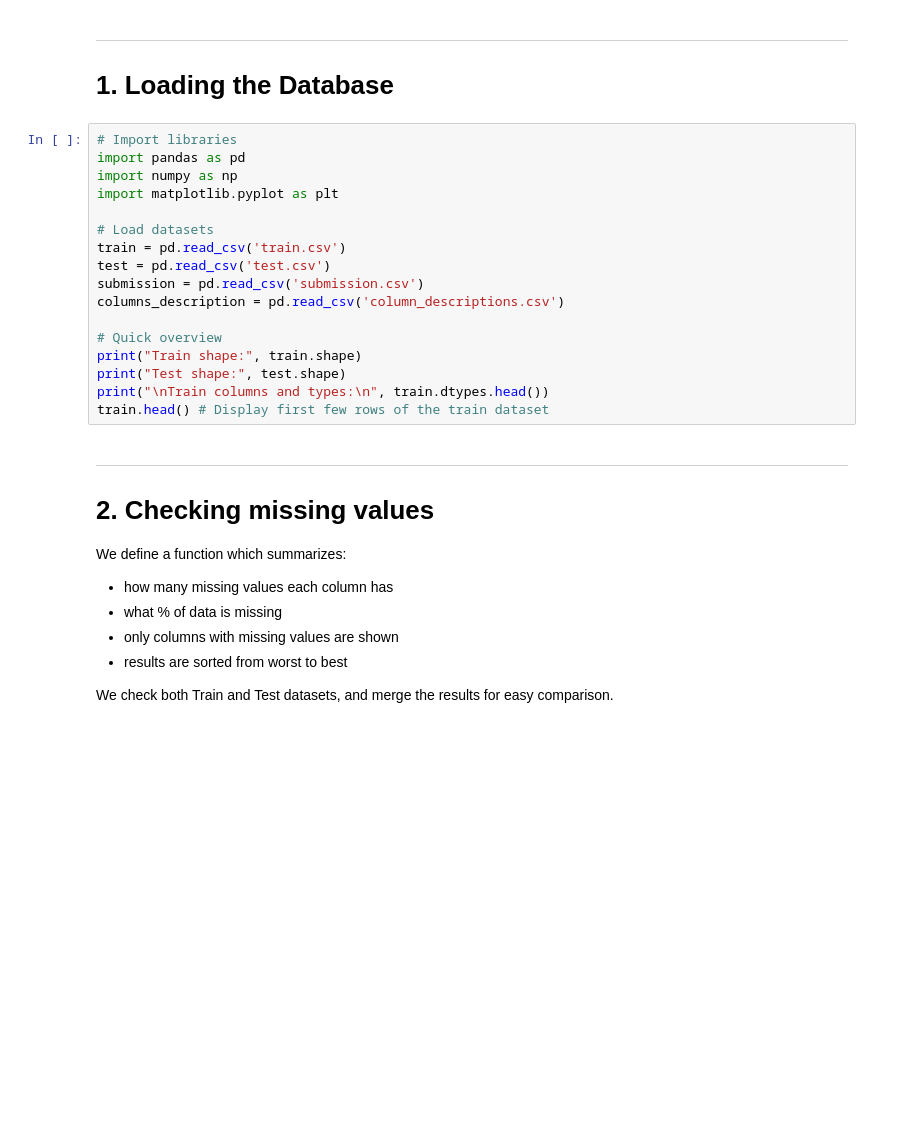
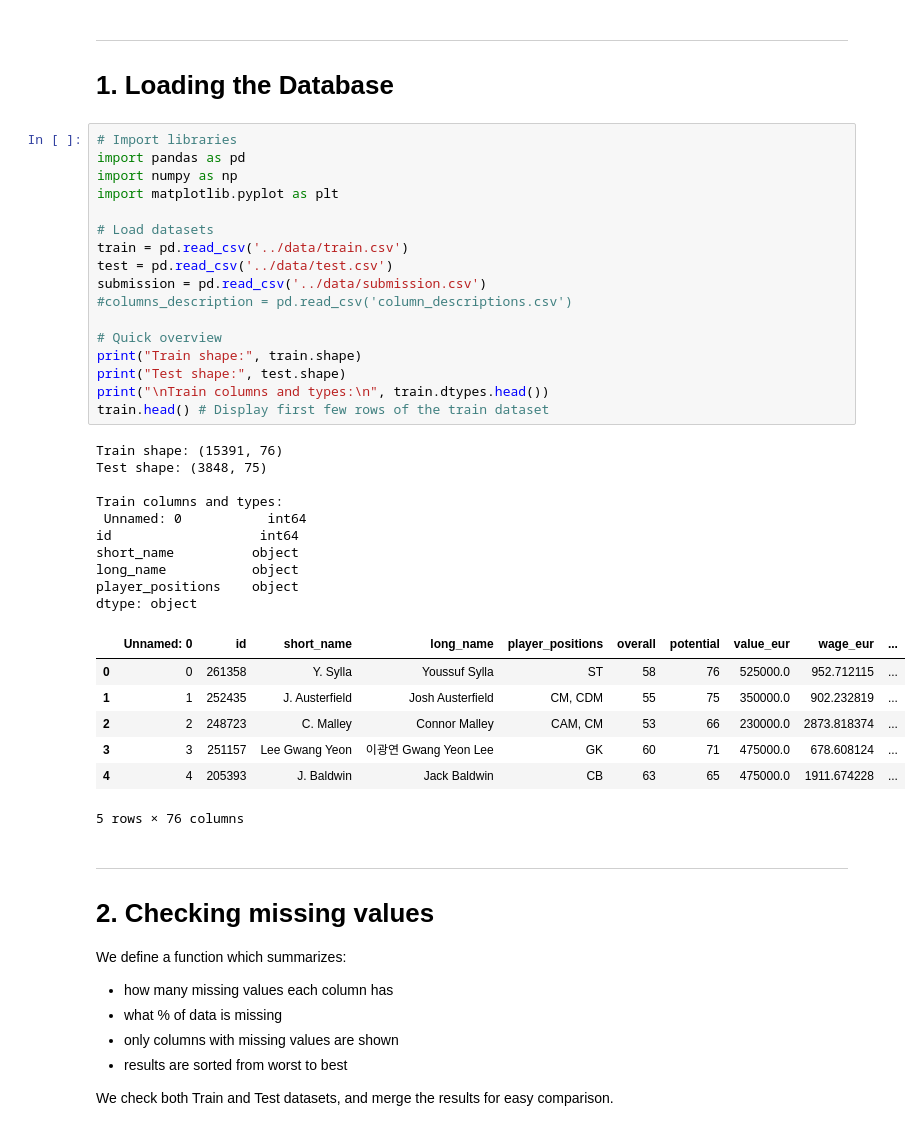
Before and after one commit to Martin3214133/football-value-prediction, a Jupyter notebook: notebooks/data_cleaning02m.ipynb, the cells around one changed output. Cells and saved outputs as stored; diff of their text form; blank space fills up the shorter version.

```diff
--- a/notebooks/data_cleaning02m.ipynb
+++ b/notebooks/data_cleaning02m.ipynb
@@ -6,20 +6,38 @@
 # %%
 # Import libraries
 import pandas as pd
 import numpy as np
 import matplotlib.pyplot as plt
 
 # Load datasets
-train = pd.read_csv('train.csv')
-test = pd.read_csv('test.csv')
-submission = pd.read_csv('submission.csv')
-columns_description = pd.read_csv('column_descriptions.csv')
+train = pd.read_csv('../data/train.csv')
+test = pd.read_csv('../data/test.csv')
+submission = pd.read_csv('../data/submission.csv')
+#columns_description = pd.read_csv('column_descriptions.csv')
 
 # Quick overview
 print("Train shape:", train.shape)
 print("Test shape:", test.shape)
 print("\nTrain columns and types:\n", train.dtypes.head())
 train.head() # Display first few rows of the train dataset
+# %% [output]
+Train shape: (15391, 76)
+Test shape: (3848, 75)
+
+Train columns and types:
+ Unnamed: 0           int64
+id                   int64
+short_name          object
+long_name           object
+player_positions    object
+dtype: object
+|  | Unnamed: 0 | id | short_name | long_name | player_positions | overall | potential | value_eur | wage_eur | ... |
+| 0 | 0 | 261358 | Y. Sylla | Youssuf Sylla | ST | 58 | 76 | 525000.0 | 952.712115 | ... |
+| 1 | 1 | 252435 | J. Austerfield | Josh Austerfield | CM, CDM | 55 | 75 | 350000.0 | 902.232819 | ... |
+| 2 | 2 | 248723 | C. Malley | Connor Malley | CAM, CM | 53 | 66 | 230000.0 | 2873.818374 | ... |
+| 3 | 3 | 251157 | Lee Gwang Yeon | 이광연 Gwang Yeon Lee | GK | 60 | 71 | 475000.0 | 678.608124 | ... |
+| 4 | 4 | 205393 | J. Baldwin | Jack Baldwin | CB | 63 | 65 | 475000.0 | 1911.674228 | ... |
+5 rows × 76 columns
 # %% [markdown]
 ---
 # 2. Checking missing values
```
Also changed, not shown: parts of 4 cells of this notebook.
